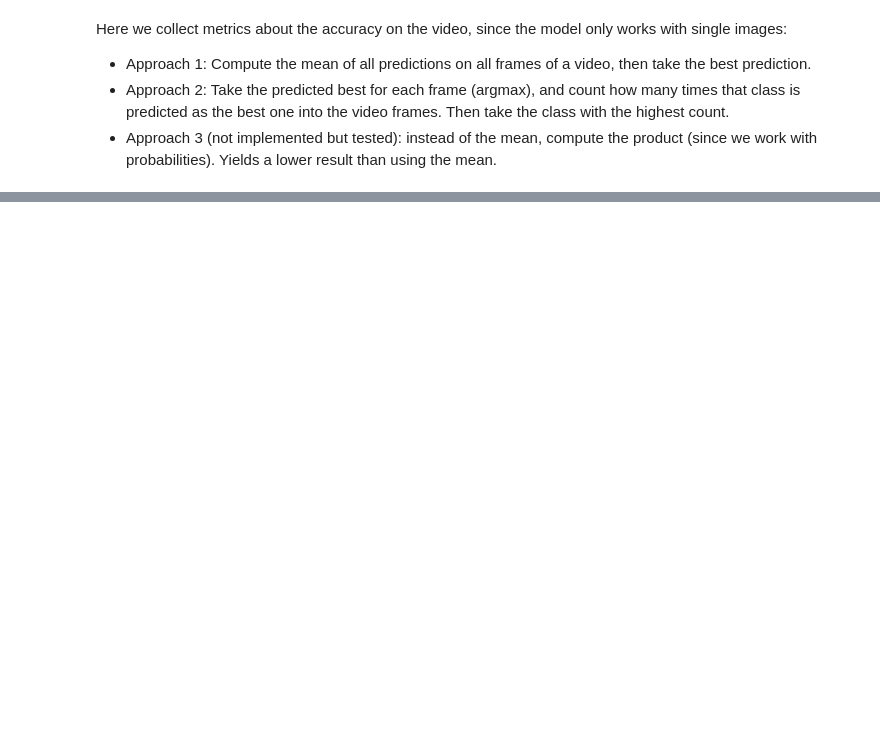
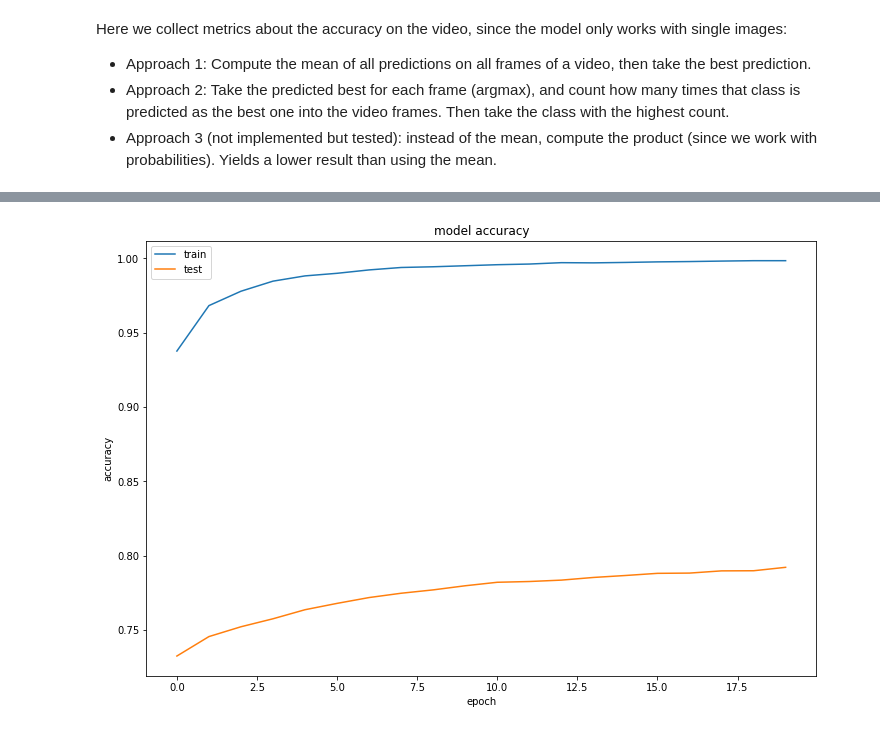
Before and after one commit to 2Change/rnn-project, a Jupyter notebook: 01_Train_Inception_with_fine_tuning.ipynb, the cells around one changed output, grey strips where cells are left out. Saved outputs shown, nothing was run; the diff lists cells and outputs as text; code cells hidden in the pictures; blank space fills up the shorter version.

```diff
--- a/01_Train_Inception_with_fine_tuning.ipynb
+++ b/01_Train_Inception_with_fine_tuning.ipynb
@@ -84,3 +25,11 @@ Image shape is (240, 320, 3)
+# %%
+frame_number = 50
+width = 320
+height = 240
+
+dataset_dir = join('datasets', dataset, ('separate_frames_{}_h_{}_w_{}').format(frame_number, height, width))
+
+train_samples_count, valid_samples_count = count_num_videos(dataset_dir, 'train', 'valid')
 # %% [raw]
 input_layer = layers.Input(inception_shape)
 x = input_layer
@@ -207,0 +144,23 @@ Top 1 accuracy (using highest count): 0.6971608832807571
+# %%
+from keras.optimizers import SGD
+
+"""After we fine-tune the dense layers, train deeper."""
+# we chose to train the top 2 inception blocks, i.e. we will freeze
+# the first 172 layers and unfreeze the rest:
+for layer in model.layers[:172]:
+    layer.trainable = False
+for layer in model.layers[172:]:
+    layer.trainable = True
+
+# we need to recompile the model for these modifications to take effect
+# we use SGD with a low learning rate
+model.compile(
+    optimizer=SGD(lr=0.0001, momentum=0.9),
+    loss='categorical_crossentropy',
+    metrics=['accuracy', top_3_k_categorical_accuracy])
+# %%
+history = model.fit_generator(train_generator,
+                    steps_per_epoch=train_samples_count * frame_number // batch_size,
+                    validation_data=valid_generator,
+                    validation_steps=valid_samples_count,
+                    epochs=20)
@@ -207,0 +185,14 @@ Top 1 accuracy (using highest count): 0.6971608832807571
+# %%
+%matplotlib inline
+import matplotlib.pyplot as plt
+
+plt.figure(figsize=(12, 8))
+plt.plot(history.history['acc'])
+plt.plot(history.history['val_acc'])
+plt.title('model accuracy')
+plt.ylabel('accuracy')
+plt.xlabel('epoch')
+plt.legend(['train', 'test'], loc='upper left')
+plt.show()
+# %% [output]
+[figure, added]
```
Also changed, not shown: parts of 20 cells of this notebook, 2 other files.
